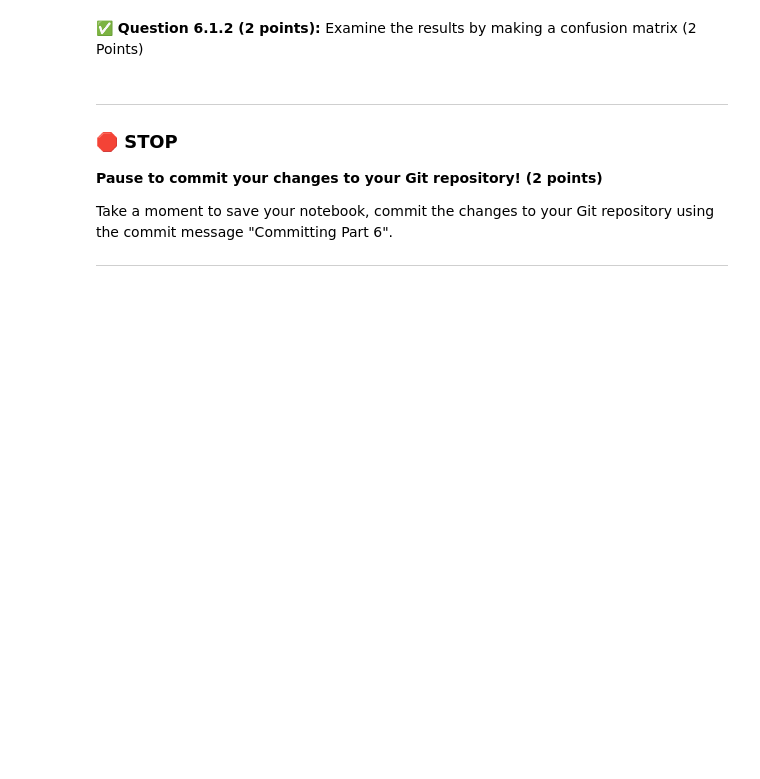
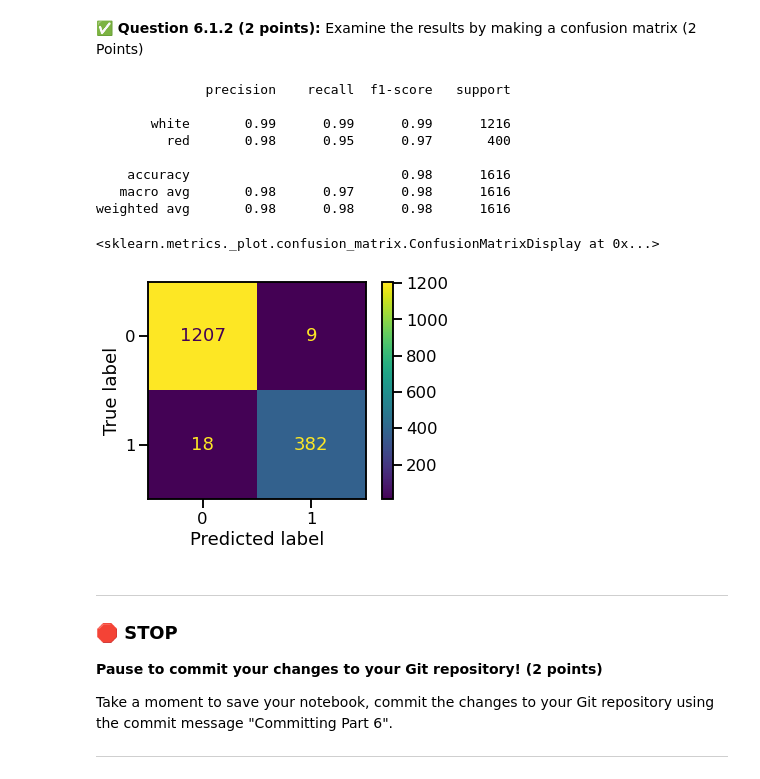
Before and after one commit to Kikuchanw/cmse202-f22-turnin, a Jupyter notebook: final/CMSE202_Final-Haizhou Wang.ipynb, the cells around one changed output. Cells and saved outputs as stored; diff of their text form; code cells hidden in the pictures; blank space fills up the shorter version.

```diff
--- a/final/CMSE202_Final-Haizhou Wang.ipynb
+++ b/final/CMSE202_Final-Haizhou Wang.ipynb
@@ -593,3 +611,22 @@ Take a moment to save your notebook, commit the changes to your Git repository u
+# %%
+#Write your code here
+clfpp = LogisticRegression(random_state=0)
+clfpp.fit(X_trainp,y_trainp)
+yhatpp = clfpp.predict(X_testp)
+print(classification_report(y_test, yhatpp, target_names=["white","red"]))
+cfmrepp = confusion_matrix(y_test, yhatpp)
+ConfusionMatrixDisplay(cfmrepp).plot()
+# %% [output]
+              precision    recall  f1-score   support
+
+       white       0.99      0.99      0.99      1216
+         red       0.98      0.95      0.97       400
+
+    accuracy                           0.98      1616
+   macro avg       0.98      0.97      0.98      1616
+weighted avg       0.98      0.98      0.98      1616
+<sklearn.metrics._plot.confusion_matrix.ConfusionMatrixDisplay at 0x...>
+[figure, added]
 # %% [markdown]
 ---
 ### &#128721; STOP
```
Also changed, not shown: parts of 2 cells of this notebook.
